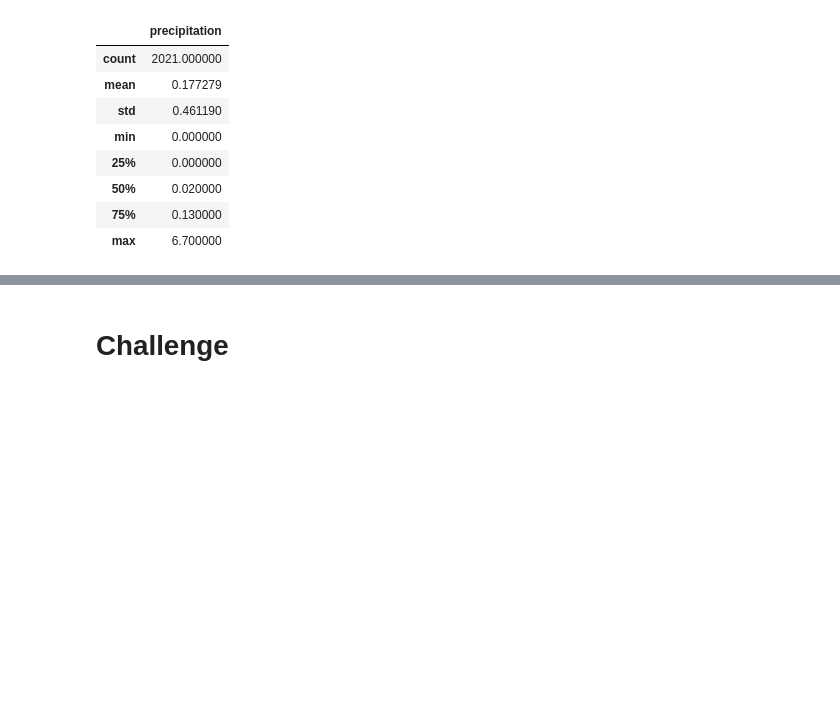
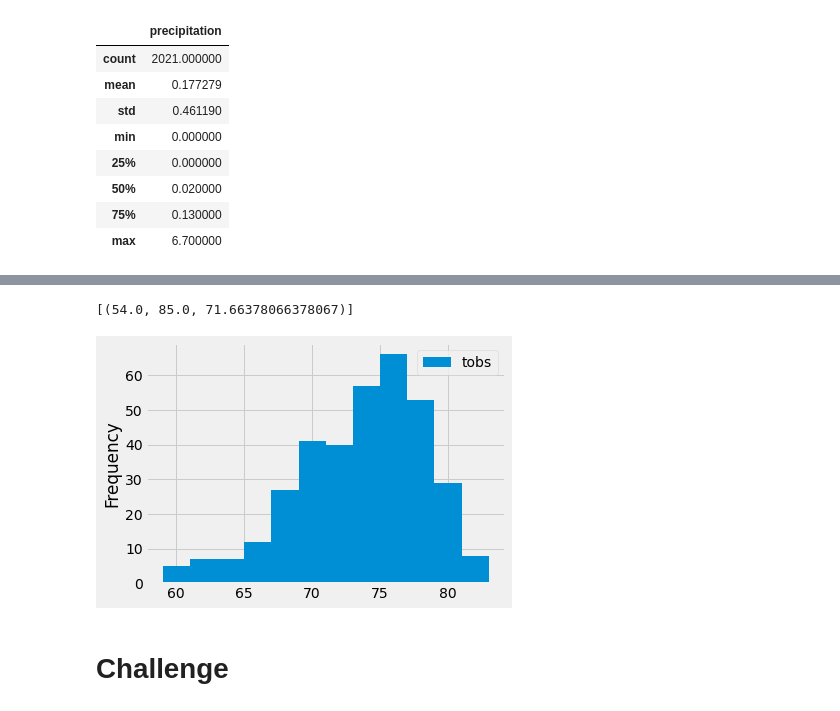
Before and after one commit to aj-valentine/surfs_up, a Jupyter notebook: climate_analysis.ipynb, the cells around one changed output, grey strips where cells are left out. Saved outputs shown, nothing was run; the diff lists cells and outputs as text; code cells hidden in the pictures; blank space fills up the shorter version.

Commit message:
adding analysis charts

```diff
--- a/climate_analysis.ipynb
+++ b/climate_analysis.ipynb
@@ -98,9 +114,25 @@ df.describe()
 # %%
 # Using the station id from the previous query, calculate the lowest temperature recorded,
 # highest temperature recorded, and average temperature most active station?
+session.query(func.min(Measurement.tobs), func.max(Measurement.tobs), func.avg(Measurement.tobs)).\
+filter(Measurement.station == 'USC00519281').all()
+# %% [output]
+[(54.0, 85.0, 71.66378066378067)]
 # %%
 # Choose the station with the highest number of temperature observations.
 # Query the last 12 months of temperature observation data for this station and plot the results as a histogram
+results = session.query(Measurement.tobs).\
+filter(Measurement.station == 'USC00519281').\
+filter(Measurement.date >= prev_year).all()
+
+# Convert results into a df
+df = pd.DataFrame(results, columns=['tobs'])
+
+# Plot as a histogram
+df.plot.hist(bins=12)
+plt.tight_layout() # Compress the x-axis so they fit into the box holding our plot
+# %% [output]
+[figure, added]
 # %%
 # Write a function called `calc_temps` that will accept start date and end date in the format '%Y-%m-%d'
 # and return the minimum, average, and maximum temperatures for that range of dates
```
Also changed, not shown: parts of 2 cells of this notebook.
